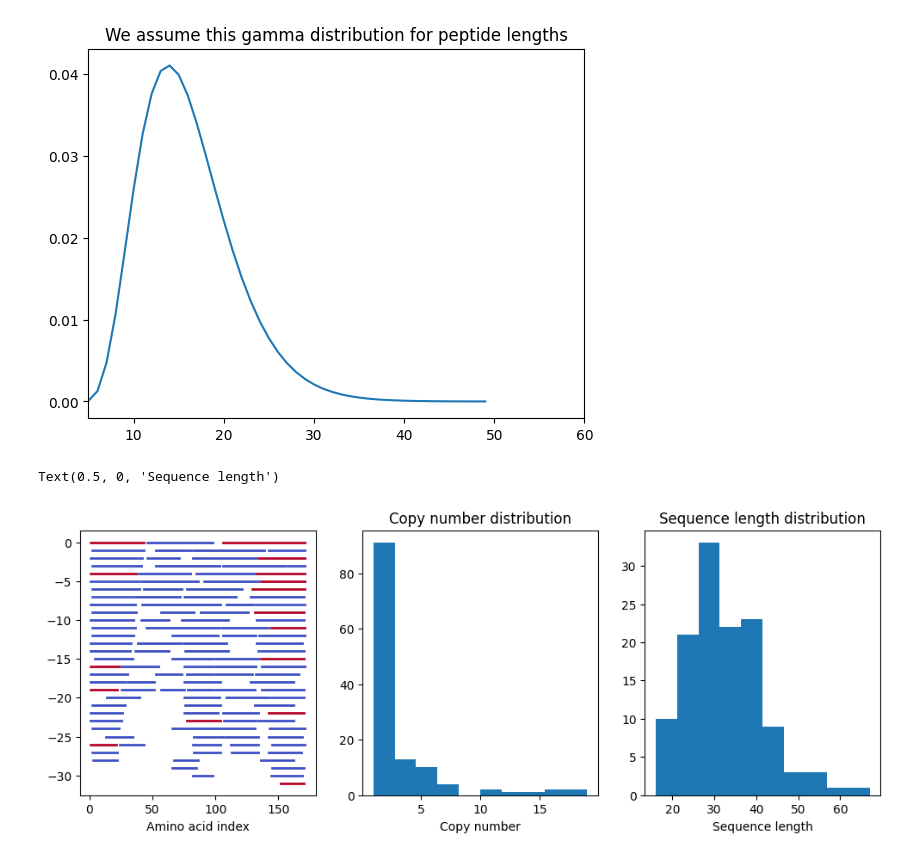
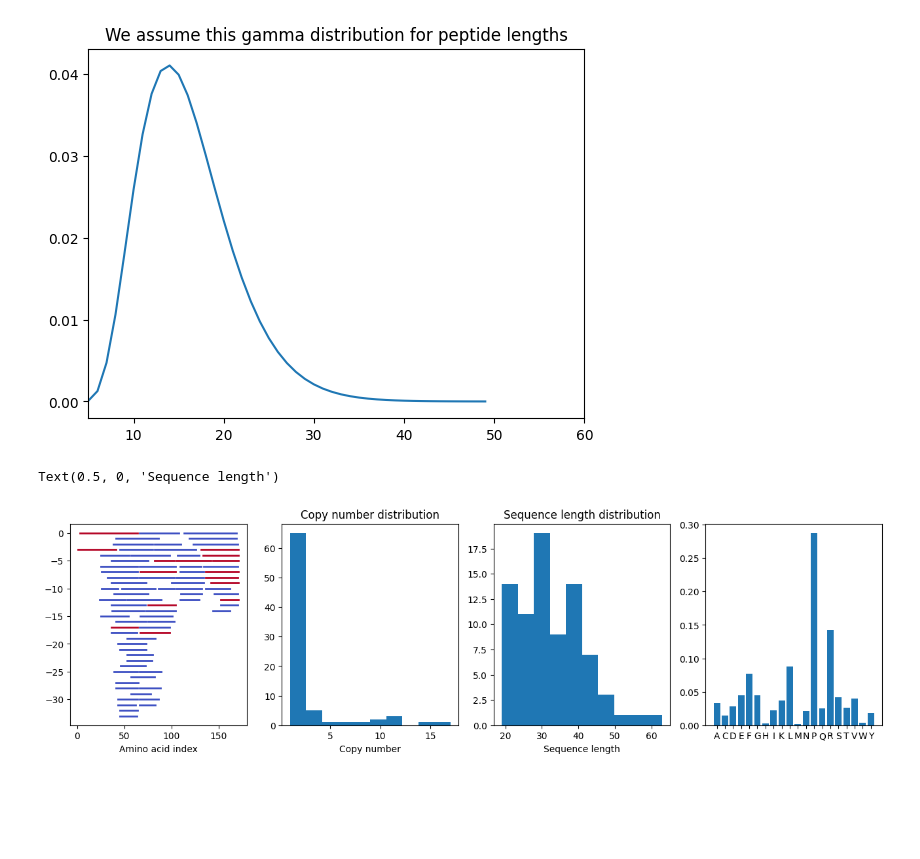
Before and after one commit to ErikHartman/disassembly, a Jupyter notebook: src/proteolysis.ipynb, the cells around one changed output. Drawn from its saved outputs; the diff is of its cells as text; code cells hidden in the pictures; blank space fills up the shorter version.

Commit message:
Add optimizing for amino acid distribution

```diff
--- a/src/proteolysis.ipynb
+++ b/src/proteolysis.ipynb
@@ -18,7 +18,7 @@ enzymes = enzyme_set(
 sequence_dict, sequence_graph = simulate_proteolysis(
     pr39,
     n_start=1000,
-    n_iterations=2000,
+    n_iterations=3000,
     endo_or_exo_probability=[0.5, 0.5],
     enzymes=enzymes,
 )
@@ -57,41 +97,46 @@ for sequence, copy_number in sequence_dict.items():
     sequence_length = len(sequence)
     a = g.pdf(sequence_length) / max(s)
     u = np.random.uniform(0, 1)
-    if u < a:
+    kl_without_adding_sequence = KL(get_aminoacid_dist(sampled_sequence_dict).values(), real_frequencies["relative_frequency"].values)
+    sampled_sequence_dict_copy = sampled_sequence_dict.copy()
+    sampled_sequence_dict_copy[sequence] = copy_number
+    kl_with_adding_sequence = KL(get_aminoacid_dist(sampled_sequence_dict_copy).values(), real_frequencies["relative_frequency"].values)
+    if u < a and kl_with_adding_sequence < kl_without_adding_sequence:
         sampled_sequence_dict[sequence] = copy_number
 # %%
 import numpy as np
 import matplotlib
-
+dist = get_aminoacid_dist(sampled_sequence_dict)
 spaces = np.zeros(((len(sampled_sequence_dict.keys())), len(pr39)))
 
-fig, ax = plt.subplots(1, 3, figsize=(12, 4))
+fig, ax = plt.subplots(1, 4, figsize=(16, 4))
 i = 0
 cmap = matplotlib.cm.coolwarm
 sampled_sequence_dict = dict(
     sorted(sampled_sequence_dict.items(), key=lambda item: len(item[0]), reverse=True)
 )
 for sequence, copy_number in sampled_sequence_dict.items():
     start = pr39.find(sequence)
     end = start + len(sequence)
     for height in range(spaces.shape[0]):
         position = spaces[height, start:end]
         if sum(position) == 0:
             spaces[height, start:end] = 1
             ax[0].plot(
                 [start + 1, end - 1],
                 [-height, -height],
                 linewidth=2,
                 color=cmap(copy_number),
             )
             break
 ax[1].hist(sampled_sequence_dict.values())
+ax[3].bar(x=list(dist.keys()),height=dist.values())
 ax[1].set_title("Copy number distribution")
 ax[0].set_xlabel("Amino acid index")
 ax[1].set_xlabel("Copy number")
 ax[2].hist([len(s) for s in sampled_sequence_dict.keys()])
 ax[2].set_title("Sequence length distribution")
 ax[2].set_xlabel("Sequence length")
 # %% [output]
 Text(0.5, 0, 'Sequence length')
-[figure, old version]
+[figure, new version]
```
Also changed, not shown: parts of 2 cells of this notebook, 4 other files.
